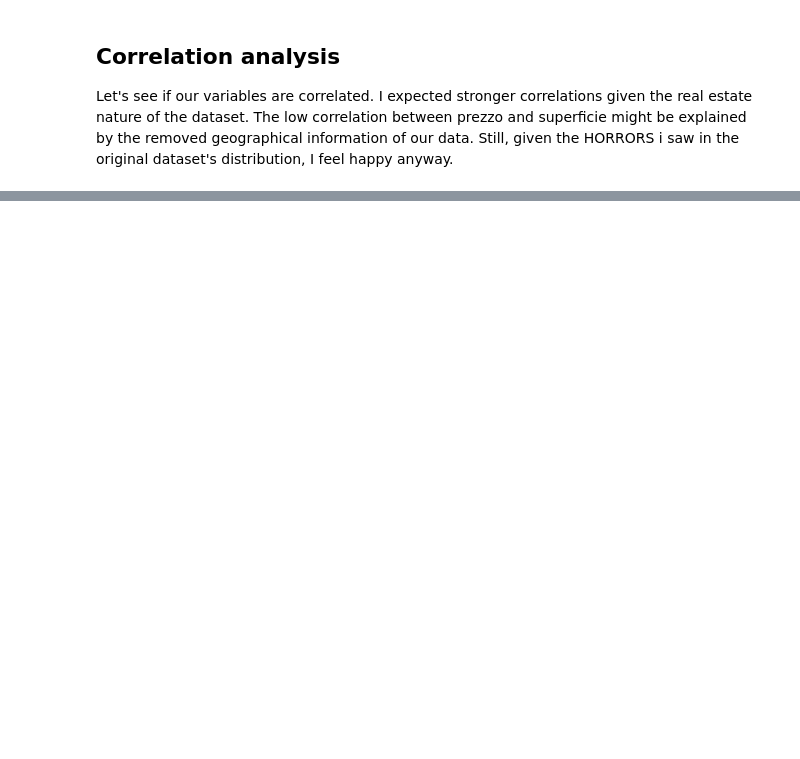
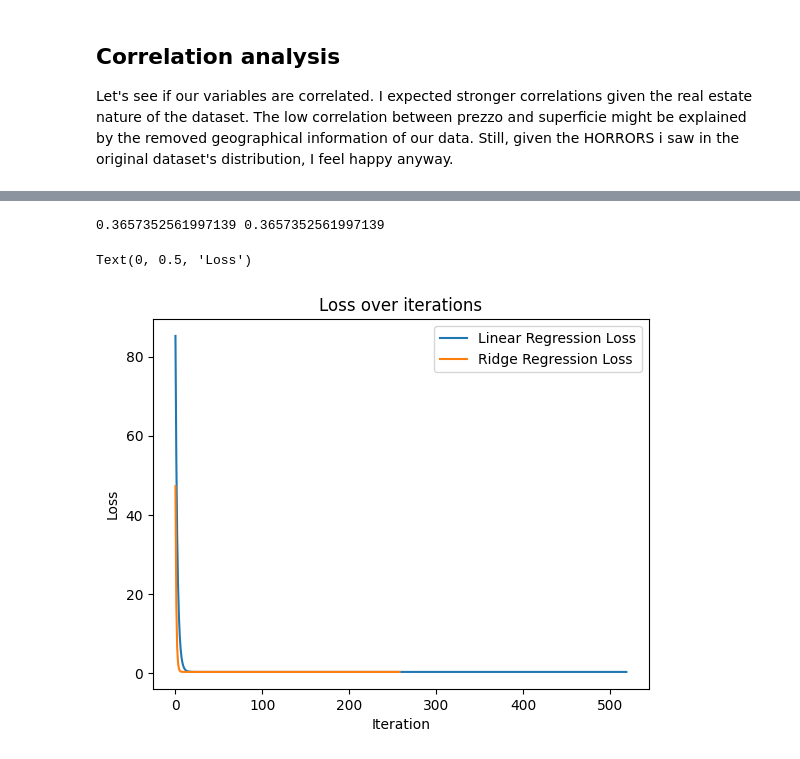
Before and after one commit to LeoPeink/GPRegression, a Jupyter notebook: finalex.ipynb, the cells around one changed output, grey strips where cells are left out. Cells and saved outputs as stored; diff of their text form; code cells hidden in the pictures; blank space fills up the shorter version.

Commit message:
first version on k-fold with telescopic search

```diff
--- a/finalex.ipynb
+++ b/finalex.ipynb
@@ -186,0 +333,9 @@ plt.plot(losses)
+# %%
+#Data scaling
+scaler = StandardScaler()
+X_train = scaler.fit_transform(X_train)
+X_test = scaler.transform(X_test) #NB: do not fit the scaler on the test set to avoid data leakage
+
+#Add bias term
+X_train = lpp.add_bias_term(X_train)
+X_test  = lpp.add_bias_term(X_test)
@@ -186,0 +378,19 @@ plt.plot(losses)
+# %%
+#TODO: add K-fold cross validation to select the best lambda for Ridge regression
+
+print(X_train)
+print(y_train)
+#Ridge regression using gradient descent
+rr_ws, rr_losses = lpr.gradientDescent(lpr.ridge_regression_gradient, lpr.ridge_regression_loss, X_train, y_train, lam = 0,w_0=None, alpha=0.2, t_max=1000, tol=1e-15, fixed_alpha=True)
+
+#extract weights and losses from GD output:
+w_rr = rr_ws[-1] #final weights
+print("RR weights: ",w_rr)
+
+print("RR Training loss: ",rr_losses[-1])
+rr_y_pred_train = X_train @ w_rr
+
+print("\n--- Ridge regression errors: ---\n")
+
+rr_train_errors = evaluate_model(y_train, rr_y_pred_train, out=True)
+#lr_test_errors = evaluate_model(y_test, X_test @ w_rr, out=True)
@@ -186,0 +419,13 @@ plt.plot(losses)
+# %%
+#plot losses for both models
+plt.plot(lr_losses, label='Linear Regression Loss')
+plt.plot(rr_losses, label='Ridge Regression Loss')
+print(min(lr_losses), min(rr_losses))
+plt.title('Loss over iterations')
+plt.legend()
+plt.xlabel('Iteration')
+plt.ylabel('Loss')
+# %% [output]
+0.3657352561997139 0.3657352561997139
+Text(0, 0.5, 'Loss')
+[figure, added]
```
Also changed, not shown: parts of 28 cells of this notebook, 2 other files.
